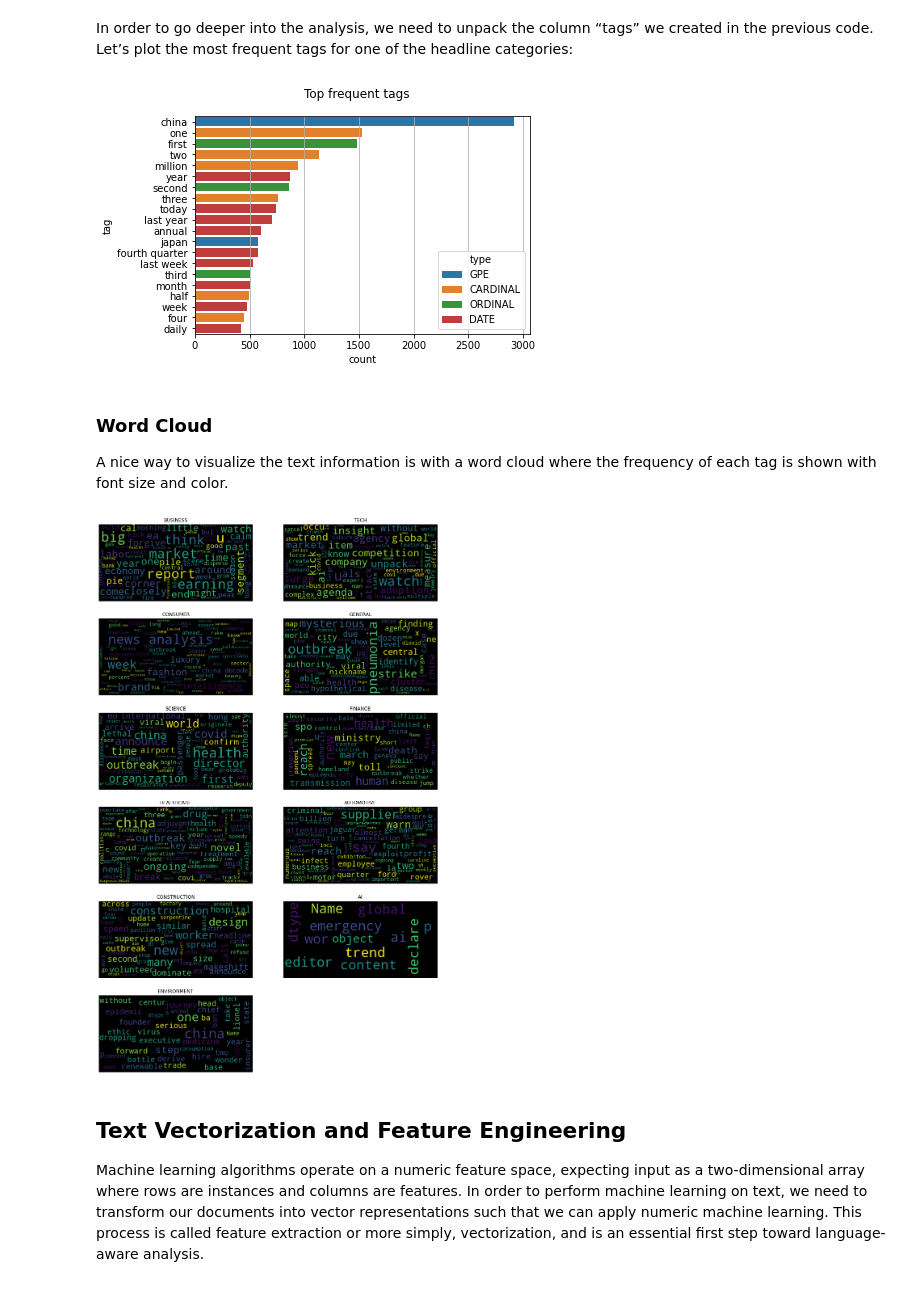
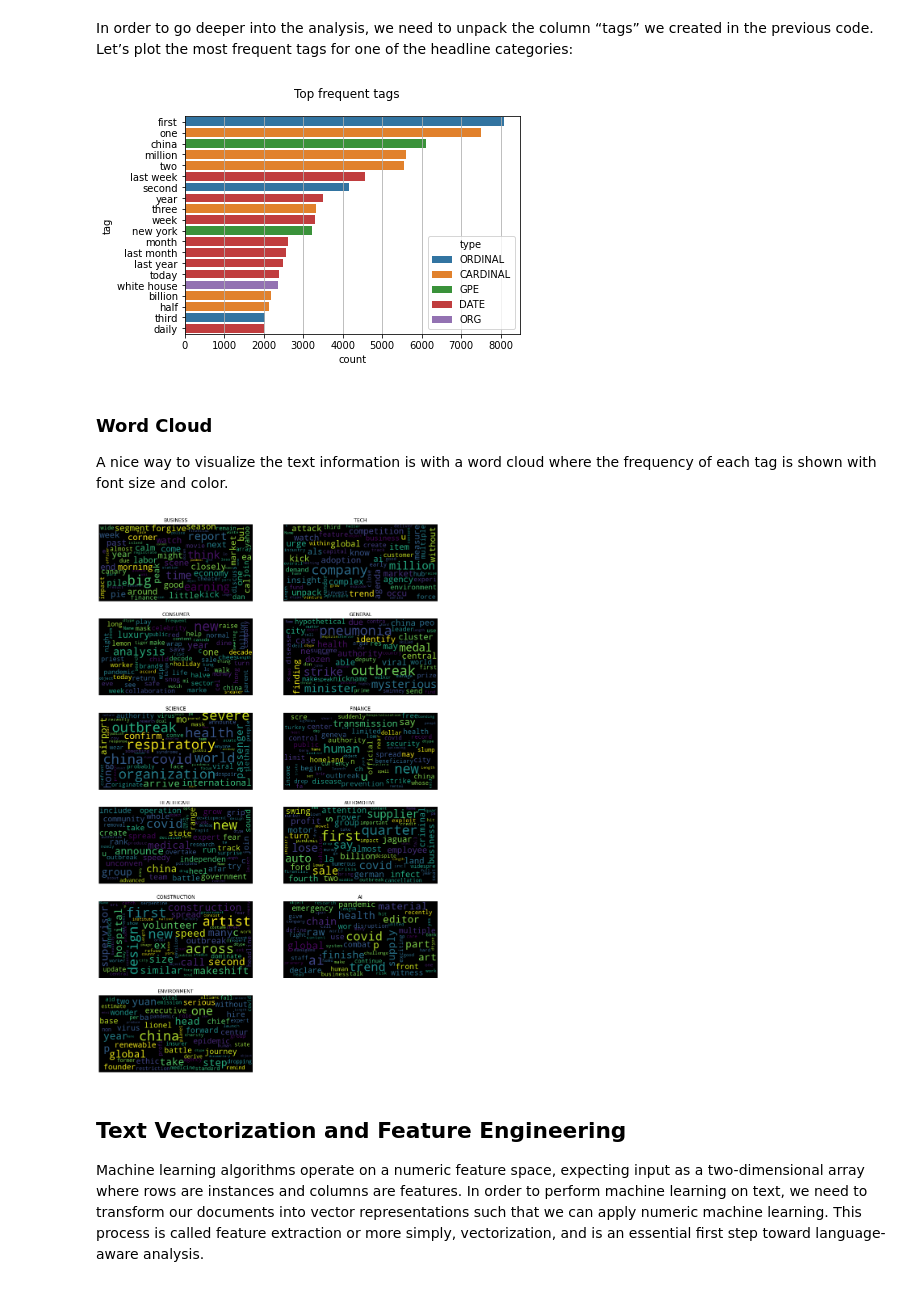
Before and after one commit to asaee/ML_capstone_springboard, a Jupyter notebook: notebooks/3.0-ra-EDA-and-Feature-Engineering.ipynb, the cells around one changed output. Saved outputs shown, nothing was run; the diff lists cells and outputs as text; code cells hidden in the pictures.

```diff
--- a/notebooks/3.0-ra-EDA-and-Feature-Engineering.ipynb
+++ b/notebooks/3.0-ra-EDA-and-Feature-Engineering.ipynb
@@ -143,21 +146,21 @@ df_eda.head()
 # %% [markdown]
 In order to go deeper into the analysis, we need to unpack the column “tags” we created in the previous code. Let’s plot the most frequent tags for one of the headline categories:
 # %%
-y = "business"
+y = "finance"
 top = 20
 
 tags_list = df_eda[df_eda["topic_area"]==y]["tags"].sum()
 map_lst = list(map(lambda x: list(x.keys())[0], tags_list))
 df_eda_tags = pd.DataFrame(map_lst, columns=['tag','type'])
 df_eda_tags["count"] = 1
 df_eda_tags = df_eda_tags.groupby(['type',
                 'tag']).count().reset_index().sort_values("count",
                  ascending=False)
 fig, ax = plt.subplots()
 fig.suptitle("Top frequent tags", fontsize=12)
 sns.barplot(x="count", y="tag", hue="type",
             data=df_eda_tags.iloc[:top,:], dodge=False, ax=ax)
 ax.grid(axis="x")
 plt.show()
 # %% [output]
-[figure, old version]
+[figure, new version]
@@ -165,6 +170,10 @@ plt.show()
 ### Word Cloud
 A nice way to visualize the text information is with a word cloud where the frequency of each tag is shown with font size and color.
 # %%
+## Initialize a wordcloud instance
+wc = wordcloud.WordCloud(background_color='black', max_words=100,
+                         max_font_size=35)
+
 topics = df_eda['topic_area'].unique()
 
 fig = plt.figure(figsize=(15,25))
@@ -176,7 +185,7 @@ for i in range(len(topics)):
     ax.axis('off')
     ax.title.set_text(topics[i].upper())
 # %% [output]
-[figure, old version]
+[figure, new version]
 # %% [markdown]
 ## Text Vectorization and Feature Engineering
 
```
Also changed, not shown: parts of 8 cells of this notebook, 1 other file.
